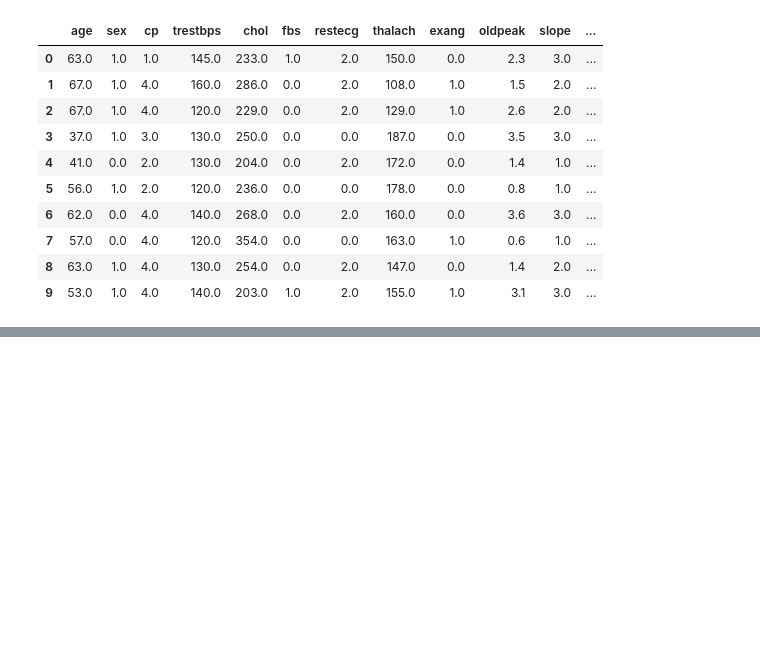
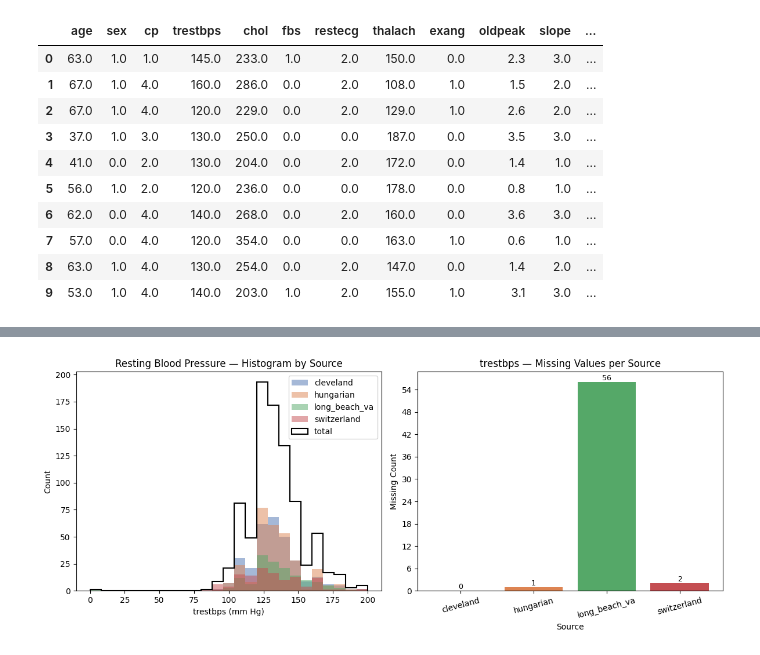
Before and after one commit to hueglij/HEA_heart_disease, a Jupyter notebook: notebooks/01_eda.ipynb, the cells around one changed output, grey strips where cells are left out. Drawn from its saved outputs; the diff is of its cells as text; code cells hidden in the pictures; blank space fills up the shorter version.

```diff
--- a/notebooks/01_eda.ipynb
+++ b/notebooks/01_eda.ipynb
@@ -90,0 +150,22 @@ df.describe()
+# %%
+# --- trestbps: histogram per source + total line ---
+fig, axes = plt.subplots(1, 2, figsize=(12, 5))
+
+bins = np.linspace(df["trestbps"].dropna().min(), df["trestbps"].dropna().max(), 26)
+for s in SOURCES:
+    vals = df.loc[df["source"] == s, "trestbps"].dropna()
+    axes[0].hist(vals, bins=bins, alpha=0.5, label=s, color=SOURCE_COLORS[s])
+axes[0].hist(df["trestbps"].dropna(), bins=bins, histtype="step",
+             color="black", linewidth=1.5, label="total")
+axes[0].set_title("Resting Blood Pressure — Histogram by Source")
+axes[0].set_xlabel("trestbps (mm Hg)")
+axes[0].set_ylabel("Count")
+axes[0].legend()
+
+plot_missing_per_source(axes[1], "trestbps")
+
+plt.tight_layout()
+plt.savefig("../results/figures/eda_trestbps_histogram.png", dpi=150, bbox_inches="tight")
+plt.show()
+# %% [output]
+[figure, added]
```
Also changed, not shown: parts of 12 cells of this notebook, 10 other files.
